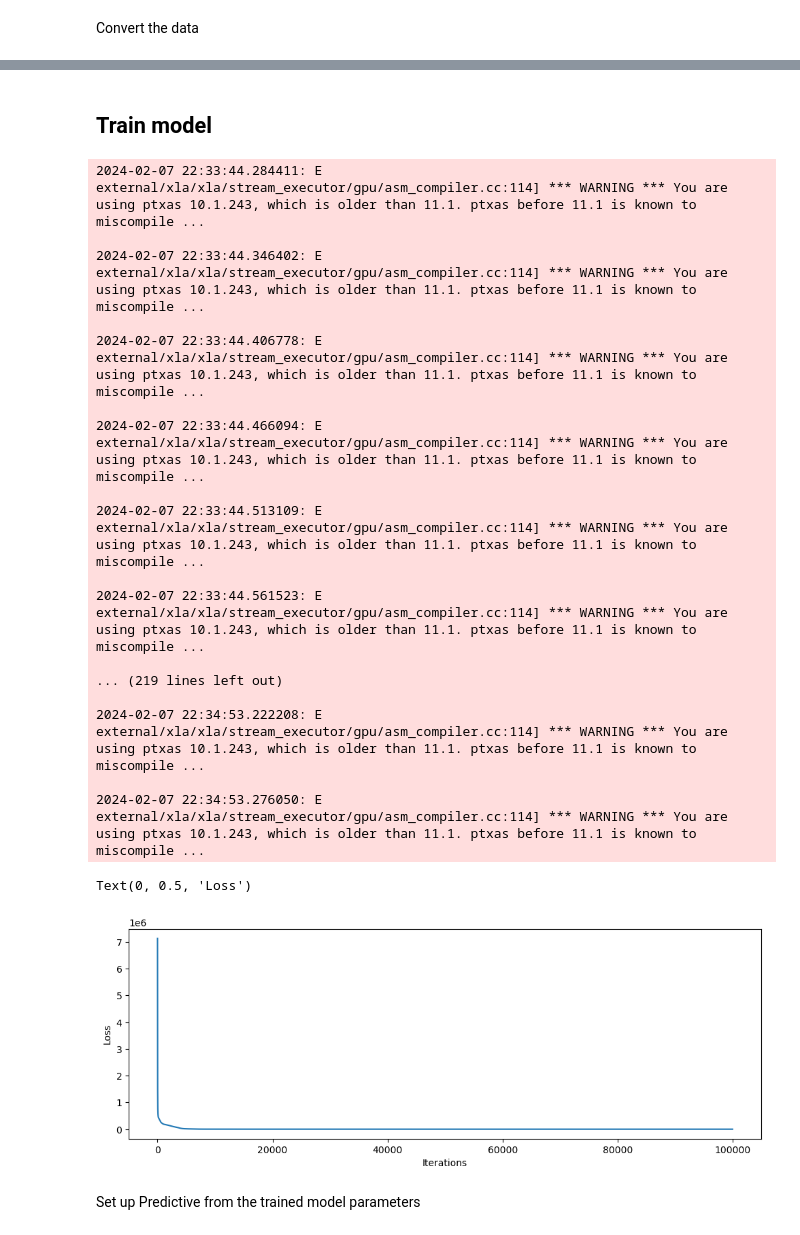
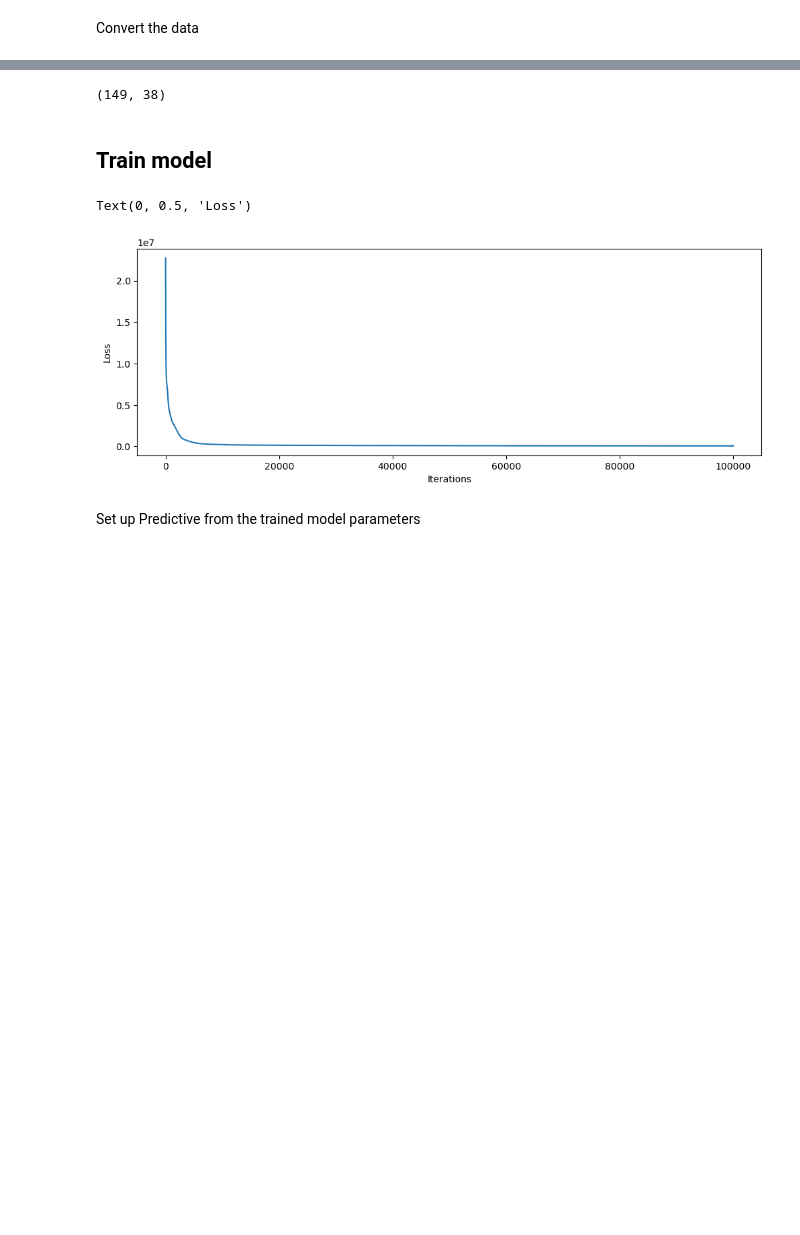
Before and after one commit to hwlee924/Large-Airfoil-Model, a Jupyter notebook: BNN_af_pdist_gen/BNN_XFOIL.ipynb, the cells around one changed output, grey strips where cells are left out. Drawn from its saved outputs; the diff is of its cells as text; code cells hidden in the pictures; blank space fills up the shorter version.

```diff
--- a/BNN_af_pdist_gen/BNN_XFOIL.ipynb
+++ b/BNN_af_pdist_gen/BNN_XFOIL.ipynb
@@ -121,8 +119,8 @@ def convert_bezier(X, Y, deg):
 Convert the data
 # %%
 bezier_degs = [8,26,8]
-xTrain, yTrain, xTrain_ctrl_pts = convert_bezier(xTrain[:50,:], yTrain[:50,:], bezier_degs)
-xTest, yTest, xTest_ctrl_pts = convert_bezier(xTest[:10,:], yTest[:10,:], bezier_degs)
+xTrain, yTrain, xTrain_ctrl_pts = convert_bezier(xTrain, yTrain, bezier_degs)
+xTest, yTest, xTest_ctrl_pts = convert_bezier(xTest, yTest, bezier_degs)
 # %% [output]
 0
 1
@@ -144,3 +142,15 @@ xTest, yTest, xTest_ctrl_pts = convert_bezier(xTest[:10,:], yTest[:10,:], bezier
+# %%
+file_path = './train_test_bz.pkl'
+# with open(file_path, 'wb') as file:
+#     save_dict = {'xTrain':xTrain, 'yTrain':yTrain, 'xTrain_ctrl_pts':xTrain_ctrl_pts, 'xTest':xTest, 'yTest':yTest, 'xTest_ctrl_pts':xTest_ctrl_pts}
+#     pickle.dump(save_dict, file)
+
+# with open(file_path, 'rb') as file:
+#     loaded_data = pickle.load(file)
+
+# loaded_data['yTest'].shape
+# %% [output]
+(149, 38)
 # %%
 # Non-linear operation
 def nonlin(x):
@@ -176,50 +186,33 @@ def model_bnn(X, Y=None, num_Neurons=[300, 300], sigma_w=1):
 # %%
 trainNew = True
 svi = None
 svi_result = None
 if trainNew == True:
     # Train new SVI model
     total_iterations = 0
     svi_init_state = None
     guide = autoguide.AutoDelta(model=model_bnn)
     optimizer = numpyro.optim.Adam(step_size = 0.001)
     svi = SVI(model_bnn, guide, optimizer, loss=Trace_ELBO())
 elif trainNew == False:
     # Continue the save
     print('Continuing from previous SVI state...')
     svi.optimizer = numpyro.optim.Adam(step_size = 0.0001)
     svi_init_state = svi_result.state
 else:
      raise ValueError('Incorrect input')
 
 n_samples = 10000*10
 total_iterations += n_samples
 yTrainMean = np.mean(yTrain,axis=0)
-svi_result = svi.run(rng_key, n_samples, xTrain, yTrain-yTrainMean, [50, 50], init_state=svi_init_state)
+svi_result = svi.run(rng_key, n_samples, xTrain, yTrain-yTrainMean, [20, 20], init_state=svi_init_state)
 plt.figure(figsize=(12,4))
 plt.plot(svi_result.losses)
 plt.xlabel('Iterations')
 plt.ylabel('Loss')
 # %% [output]
-2024-02-07 22:33:44.284411: E external/xla/xla/stream_executor/gpu/asm_compiler.cc:114] *** WARNING *** You are using ptxas 10.1.243, which is older than 11.1. ptxas before 11.1 is known to miscompile ...
-
-2024-02-07 22:33:44.346402: E external/xla/xla/stream_executor/gpu/asm_compiler.cc:114] *** WARNING *** You are using ptxas 10.1.243, which is older than 11.1. ptxas before 11.1 is known to miscompile ...
-
-2024-02-07 22:33:44.406778: E external/xla/xla/stream_executor/gpu/asm_compiler.cc:114] *** WARNING *** You are using ptxas 10.1.243, which is older than 11.1. ptxas before 11.1 is known to miscompile ...
-
-2024-02-07 22:33:44.466094: E external/xla/xla/stream_executor/gpu/asm_compiler.cc:114] *** WARNING *** You are using ptxas 10.1.243, which is older than 11.1. ptxas before 11.1 is known to miscompile ...
-
-2024-02-07 22:33:44.513109: E external/xla/xla/stream_executor/gpu/asm_compiler.cc:114] *** WARNING *** You are using ptxas 10.1.243, which is older than 11.1. ptxas before 11.1 is known to miscompile ...
-
-2024-02-07 22:33:44.561523: E external/xla/xla/stream_executor/gpu/asm_compiler.cc:114] *** WARNING *** You are using ptxas 10.1.243, which is older than 11.1. ptxas before 11.1 is known to miscompile ...
-
-... (219 lines left out)
-
-2024-02-07 22:34:53.222208: E external/xla/xla/stream_executor/gpu/asm_compiler.cc:114] *** WARNING *** You are using ptxas 10.1.243, which is older than 11.1. ptxas before 11.1 is known to miscompile ...
-
-2024-02-07 22:34:53.276050: E external/xla/xla/stream_executor/gpu/asm_compiler.cc:114] *** WARNING *** You are using ptxas 10.1.243, which is older than 11.1. ptxas before 11.1 is known to miscompile ...
+Text(0, 0.5, 'Loss')
-Text(0, 0.5, 'Loss')
-[figure, old version]
+[figure, new version]
 # %% [markdown]
 Set up Predictive from the trained model parameters
 # %%
```
Also changed, not shown: parts of 11 cells of this notebook.
